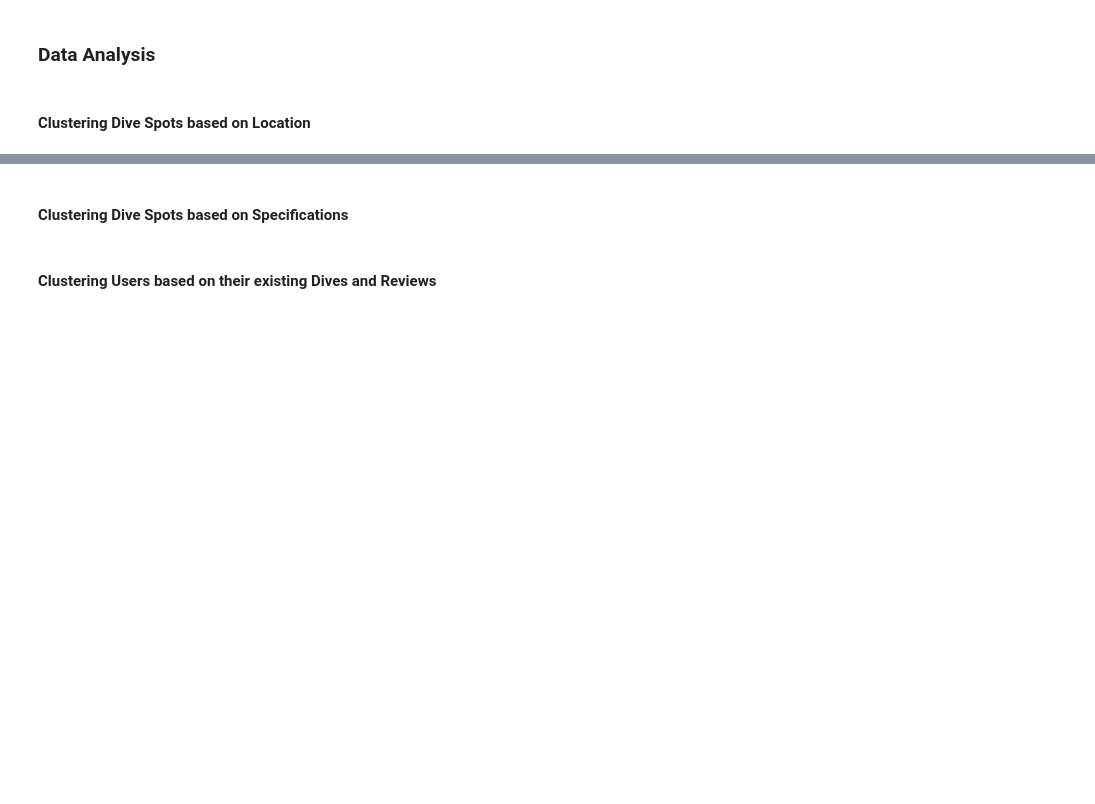
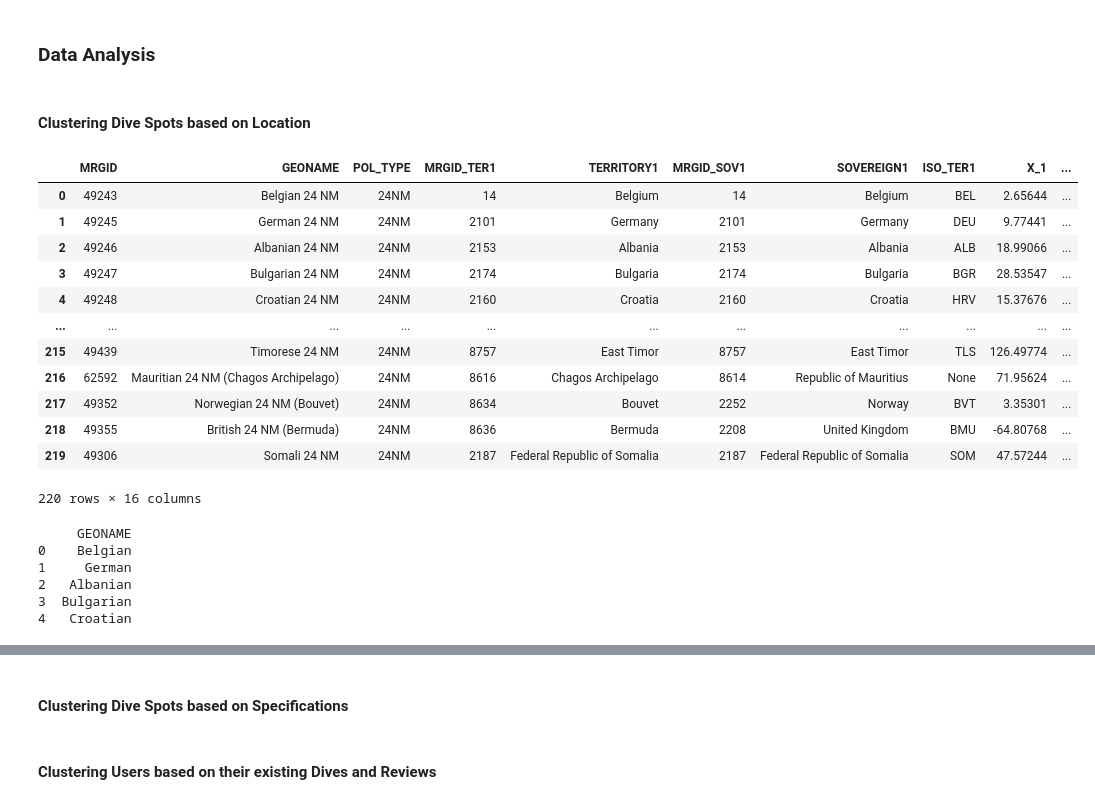
Before and after one commit to pvinnbru/data_integration, a Jupyter notebook: analysis/Analysis.ipynb, the cells around one changed output, grey strips where cells are left out. Cells and saved outputs as stored; diff of their text form; code cells hidden in the pictures; blank space fills up the shorter version.

```diff
--- a/analysis/Analysis.ipynb
+++ b/analysis/Analysis.ipynb
@@ -62,0 +72,33 @@ Excel file with all tables has been saved successfully!
+# %%
+shape_data
+# %% [output]
+|  | MRGID | GEONAME | POL_TYPE | MRGID_TER1 | TERRITORY1 | MRGID_SOV1 | SOVEREIGN1 | ISO_TER1 | X_1 | ... |
+| 0 | 49243 | Belgian 24 NM | 24NM | 14 | Belgium | 14 | Belgium | BEL | 2.65644 | ... |
+| 1 | 49245 | German 24 NM | 24NM | 2101 | Germany | 2101 | Germany | DEU | 9.77441 | ... |
+| 2 | 49246 | Albanian 24 NM | 24NM | 2153 | Albania | 2153 | Albania | ALB | 18.99066 | ... |
+| 3 | 49247 | Bulgarian 24 NM | 24NM | 2174 | Bulgaria | 2174 | Bulgaria | BGR | 28.53547 | ... |
+| 4 | 49248 | Croatian 24 NM | 24NM | 2160 | Croatia | 2160 | Croatia | HRV | 15.37676 | ... |
+| ... | ... | ... | ... | ... | ... | ... | ... | ... | ... | ... |
+| 215 | 49439 | Timorese 24 NM | 24NM | 8757 | East Timor | 8757 | East Timor | TLS | 126.49774 | ... |
+| 216 | 62592 | Mauritian 24 NM (Chagos Archipelago) | 24NM | 8616 | Chagos Archipelago | 8614 | Republic of Mauritius | None | 71.95624 | ... |
+| 217 | 49352 | Norwegian 24 NM (Bouvet) | 24NM | 8634 | Bouvet | 2252 | Norway | BVT | 3.35301 | ... |
+| 218 | 49355 | British 24 NM (Bermuda) | 24NM | 8636 | Bermuda | 2208 | United Kingdom | BMU | -64.80768 | ... |
+| 219 | 49306 | Somali 24 NM | 24NM | 2187 | Federal Republic of Somalia | 2187 | Federal Republic of Somalia | SOM | 47.57244 | ... |
+220 rows × 16 columns
+# %%
+# Entferne " 24 NM" am Ende jedes Eintrags in der Spalte "GEONAME"
+shape_data['GEONAME'] = shape_data['GEONAME'].str.replace(" 24 NM$", "", regex=True)
+
+# Überprüfe das Ergebnis
+print(shape_data[['GEONAME']].head())
+
+# Konvertiere die Shape-File-Koordinaten und den DataFrame in das gleiche CRS (Coordinate Reference System)
+shape_data = shape_data.to_crs("EPSG:4326")  # WGS 84 Koordinatensystem für lat/lon
+gdf_spots = gpd.GeoDataFrame(df, geometry=gpd.points_from_xy(df['Longitude'], df['Latitude']), crs="EPSG:4326")
+# %% [output]
+     GEONAME
+0    Belgian
+1     German
+2   Albanian
+3  Bulgarian
+4   Croatian
```
Also changed, not shown: parts of 4 cells of this notebook, 18 other files.
